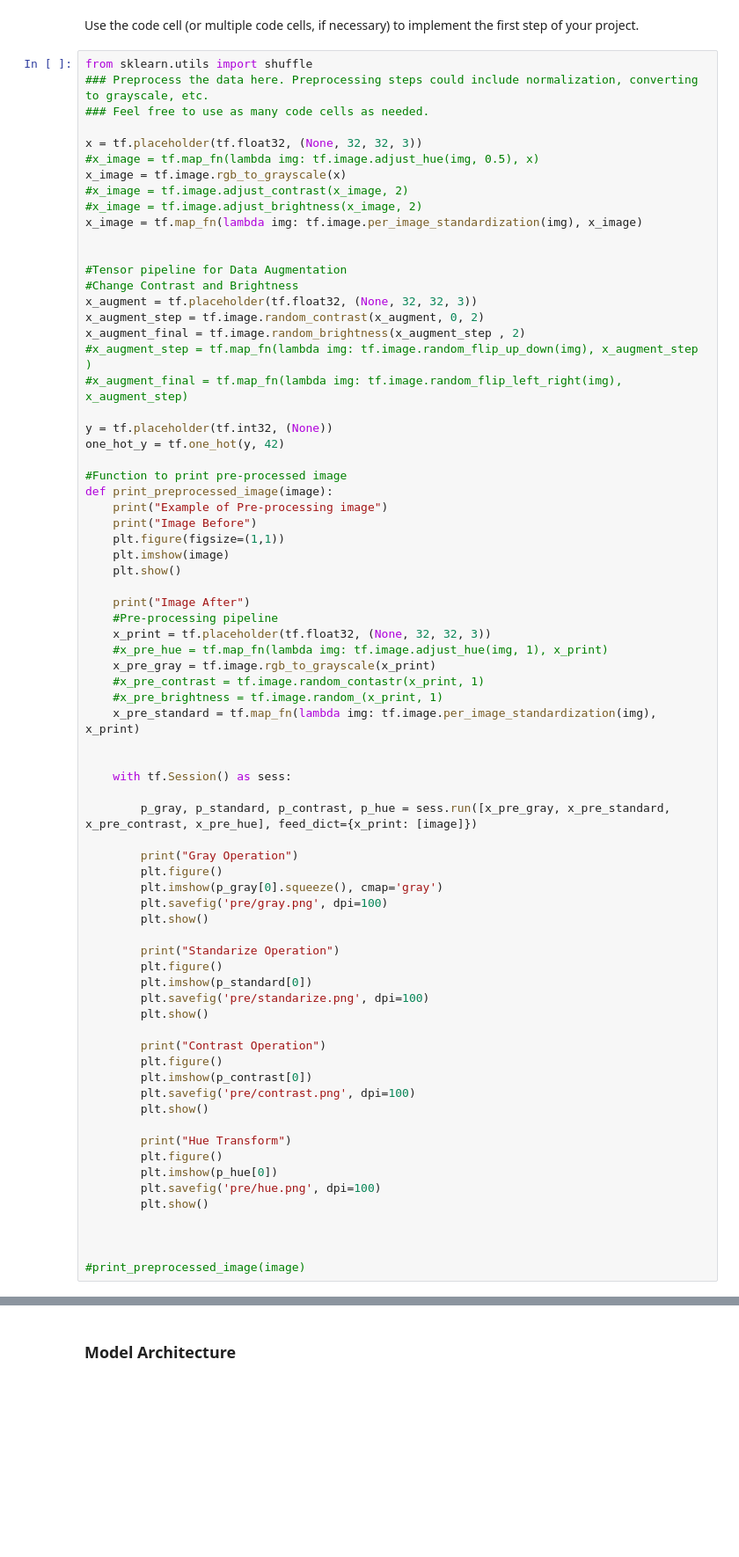
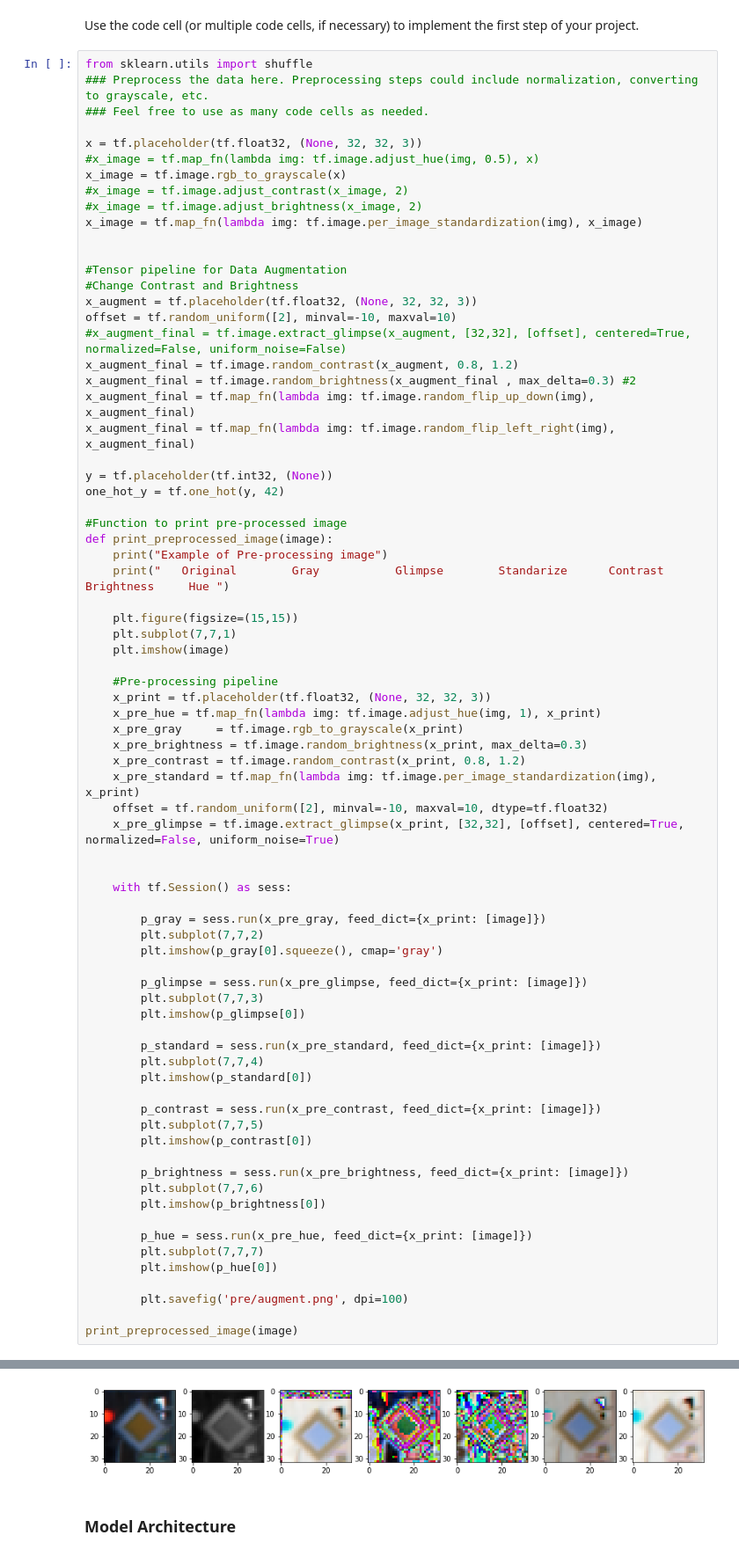
Before and after one commit to rtsaad/CarND-Traffic-Sign-Classifier-Project, a Jupyter notebook: Traffic_Sign_Classifier.ipynb, the cells around one changed output, grey strips where cells are left out. Shown at 88% size. Drawn from its saved outputs; the diff is of its cells as text; blank space fills up the shorter version.

Commit message:
try to improve augment data

```diff
--- a/Traffic_Sign_Classifier.ipynb
+++ b/Traffic_Sign_Classifier.ipynb
@@ -155,10 +155,12 @@ x_image = tf.map_fn(lambda img: tf.image.per_image_standardization(img), x_image
 #Tensor pipeline for Data Augmentation
 #Change Contrast and Brightness
 x_augment = tf.placeholder(tf.float32, (None, 32, 32, 3))
-x_augment_step = tf.image.random_contrast(x_augment, 0, 2)
-x_augment_final = tf.image.random_brightness(x_augment_step , 2)
-#x_augment_step = tf.map_fn(lambda img: tf.image.random_flip_up_down(img), x_augment_step )
-#x_augment_final = tf.map_fn(lambda img: tf.image.random_flip_left_right(img), x_augment_step)
+offset = tf.random_uniform([2], minval=-10, maxval=10)
+#x_augment_final = tf.image.extract_glimpse(x_augment, [32,32], [offset], centered=True, normalized=False, uniform_noise=False)
+x_augment_final = tf.image.random_contrast(x_augment, 0.8, 1.2)
+x_augment_final = tf.image.random_brightness(x_augment_final , max_delta=0.3) #2
+x_augment_final = tf.map_fn(lambda img: tf.image.random_flip_up_down(img), x_augment_final)
+x_augment_final = tf.map_fn(lambda img: tf.image.random_flip_left_right(img), x_augment_final)
 
 y = tf.placeholder(tf.int32, (None))
 one_hot_y = tf.one_hot(y, 42)
@@ -166,49 +168,50 @@ one_hot_y = tf.one_hot(y, 42)
 #Function to print pre-processed image
 def print_preprocessed_image(image):
     print("Example of Pre-processing image")
-    print("Image Before")
-    plt.figure(figsize=(1,1))
+    print("   Original        Gray           Glimpse        Standarize      Contrast       Brightness     Hue ")
+
+    plt.figure(figsize=(15,15))
+    plt.subplot(7,7,1)
     plt.imshow(image)
-    plt.show()
 
-    print("Image After")
     #Pre-processing pipeline
     x_print = tf.placeholder(tf.float32, (None, 32, 32, 3))
-    #x_pre_hue = tf.map_fn(lambda img: tf.image.adjust_hue(img, 1), x_print)
-    x_pre_gray = tf.image.rgb_to_grayscale(x_print)
-    #x_pre_contrast = tf.image.random_contastr(x_print, 1)
-    #x_pre_brightness = tf.image.random_(x_print, 1)
+    x_pre_hue = tf.map_fn(lambda img: tf.image.adjust_hue(img, 1), x_print)
+    x_pre_gray     = tf.image.rgb_to_grayscale(x_print)
+    x_pre_brightness = tf.image.random_brightness(x_print, max_delta=0.3)
+    x_pre_contrast = tf.image.random_contrast(x_print, 0.8, 1.2)
     x_pre_standard = tf.map_fn(lambda img: tf.image.per_image_standardization(img), x_print)
+    offset = tf.random_uniform([2], minval=-10, maxval=10, dtype=tf.float32)
+    x_pre_glimpse = tf.image.extract_glimpse(x_print, [32,32], [offset], centered=True, normalized=False, uniform_noise=True)
 
 
     with tf.Session() as sess:
 
-        p_gray, p_standard, p_contrast, p_hue = sess.run([x_pre_gray, x_pre_standard, x_pre_contrast, x_pre_hue], feed_dict={x_print: [image]})
+        p_gray = sess.run(x_pre_gray, feed_dict={x_print: [image]})
+        plt.subplot(7,7,2)
+        plt.imshow(p_gray[0].squeeze(), cmap='gray')
 
-        print("Gray Operation")
-        plt.figure()
-        plt.imshow(p_gray[0].squeeze(), cmap='gray')
-        plt.savefig('pre/gray.png', dpi=100)
-        plt.show()
+        p_glimpse = sess.run(x_pre_glimpse, feed_dict={x_print: [image]})
+        plt.subplot(7,7,3)
+        plt.imshow(p_glimpse[0])
 
-        print("Standarize Operation")
-        plt.figure()
+        p_standard = sess.run(x_pre_standard, feed_dict={x_print: [image]})
+        plt.subplot(7,7,4)
         plt.imshow(p_standard[0])
-        plt.savefig('pre/standarize.png', dpi=100)
-        plt.show()
 
-        print("Contrast Operation")
-        plt.figure()
+        p_contrast = sess.run(x_pre_contrast, feed_dict={x_print: [image]})
+        plt.subplot(7,7,5)
         plt.imshow(p_contrast[0])
-        plt.savefig('pre/contrast.png', dpi=100)
-        plt.show()
 
-        print("Hue Transform")
-        plt.figure()
+        p_brightness = sess.run(x_pre_brightness, feed_dict={x_print: [image]})
+        plt.subplot(7,7,6)
+        plt.imshow(p_brightness[0])
+
+        p_hue = sess.run(x_pre_hue, feed_dict={x_print: [image]})
+        plt.subplot(7,7,7)
         plt.imshow(p_hue[0])
-        plt.savefig('pre/hue.png', dpi=100)
-        plt.show()
 
+        plt.savefig('pre/augment.png', dpi=100)
 
-
-#print_preprocessed_image(image)
+print_preprocessed_image(image)
+# %% [output]
@@ -215,3 +220,4 @@ def print_preprocessed_image(image):
+[figure, added]
 # %% [markdown]
 ### Model Architecture
 # %%
```
Also changed, not shown: parts of 9 cells of this notebook, 21 other files.
